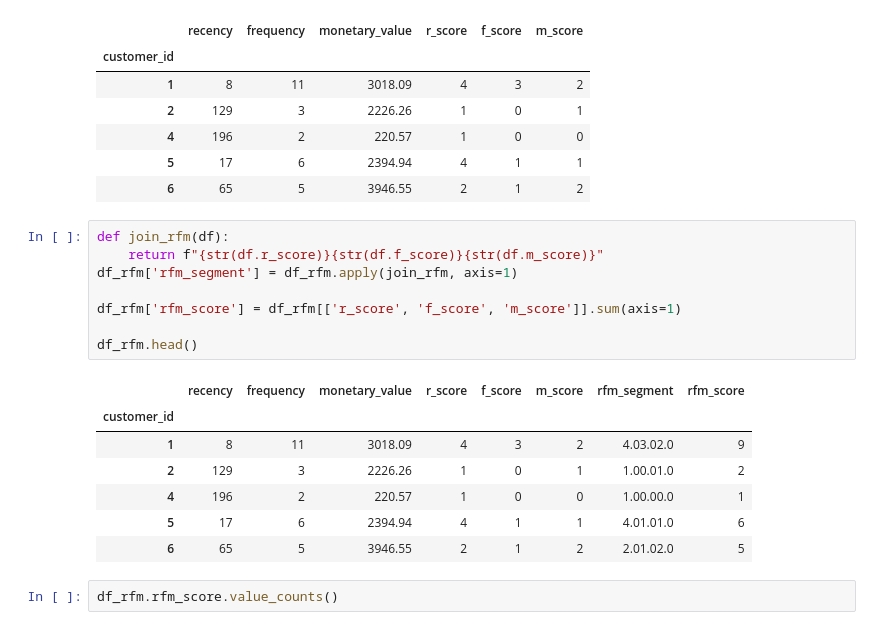
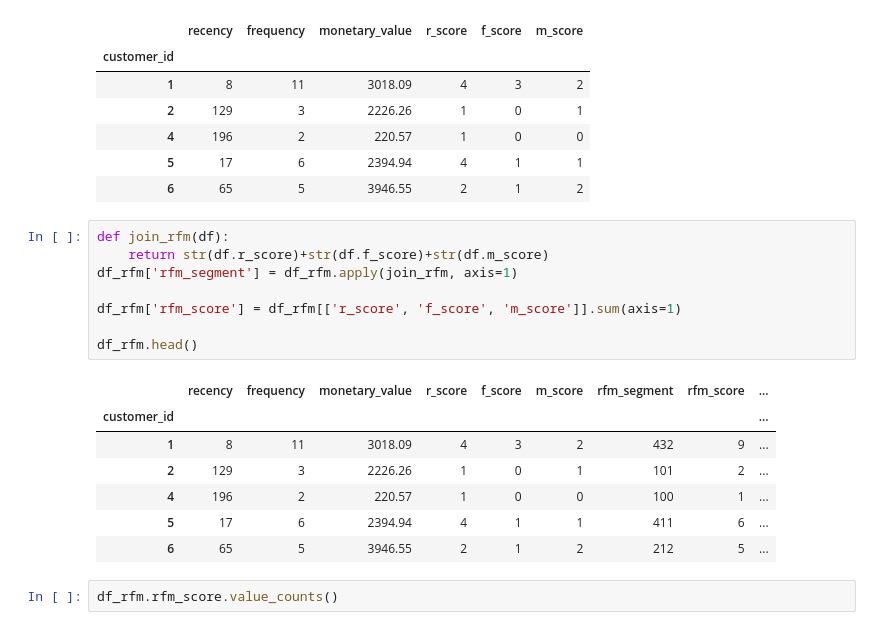
Before and after one commit to averwsyd/kmpg_virtual_experience_program, a Jupyter notebook: task2_data_insights_and_presentation/KPMG_virtual_internship_module_2.ipynb, the cells around one changed output. Saved outputs shown, nothing was run; the diff lists cells and outputs as text.

```diff
--- a/task2_data_insights_and_presentation/KPMG_virtual_internship_module_2.ipynb
+++ b/task2_data_insights_and_presentation/KPMG_virtual_internship_module_2.ipynb
@@ -287,20 +287,20 @@ df_rfm.head()
 | 6 | 65 | 5 | 3946.55 | 2 | 1 | 2 |
 # %%
 def join_rfm(df):
-    return f"{str(df.r_score)}{str(df.f_score)}{str(df.m_score)}"
+    return str(df.r_score)+str(df.f_score)+str(df.m_score)
 df_rfm['rfm_segment'] = df_rfm.apply(join_rfm, axis=1)
 
 df_rfm['rfm_score'] = df_rfm[['r_score', 'f_score', 'm_score']].sum(axis=1)
 
 df_rfm.head()
 # %% [output]
-|  | recency | frequency | monetary_value | r_score | f_score | m_score | rfm_segment | rfm_score |
-| customer_id |  |  |  |  |  |  |  |  |
-| 1 | 8 | 11 | 3018.09 | 4 | 3 | 2 | 4.03.02.0 | 9 |
-| 2 | 129 | 3 | 2226.26 | 1 | 0 | 1 | 1.00.01.0 | 2 |
-| 4 | 196 | 2 | 220.57 | 1 | 0 | 0 | 1.00.00.0 | 1 |
-| 5 | 17 | 6 | 2394.94 | 4 | 1 | 1 | 4.01.01.0 | 6 |
-| 6 | 65 | 5 | 3946.55 | 2 | 1 | 2 | 2.01.02.0 | 5 |
+|  | recency | frequency | monetary_value | r_score | f_score | m_score | rfm_segment | rfm_score | ... |
+| customer_id |  |  |  |  |  |  |  |  | ... |
+| 1 | 8 | 11 | 3018.09 | 4 | 3 | 2 | 432 | 9 | ... |
+| 2 | 129 | 3 | 2226.26 | 1 | 0 | 1 | 101 | 2 | ... |
+| 4 | 196 | 2 | 220.57 | 1 | 0 | 0 | 100 | 1 | ... |
+| 5 | 17 | 6 | 2394.94 | 4 | 1 | 1 | 411 | 6 | ... |
+| 6 | 65 | 5 | 3946.55 | 2 | 1 | 2 | 212 | 5 | ... |
 # %%
 df_rfm.rfm_score.value_counts()
 # %% [output]
```
Also changed, not shown: parts of 5 cells of this notebook.
